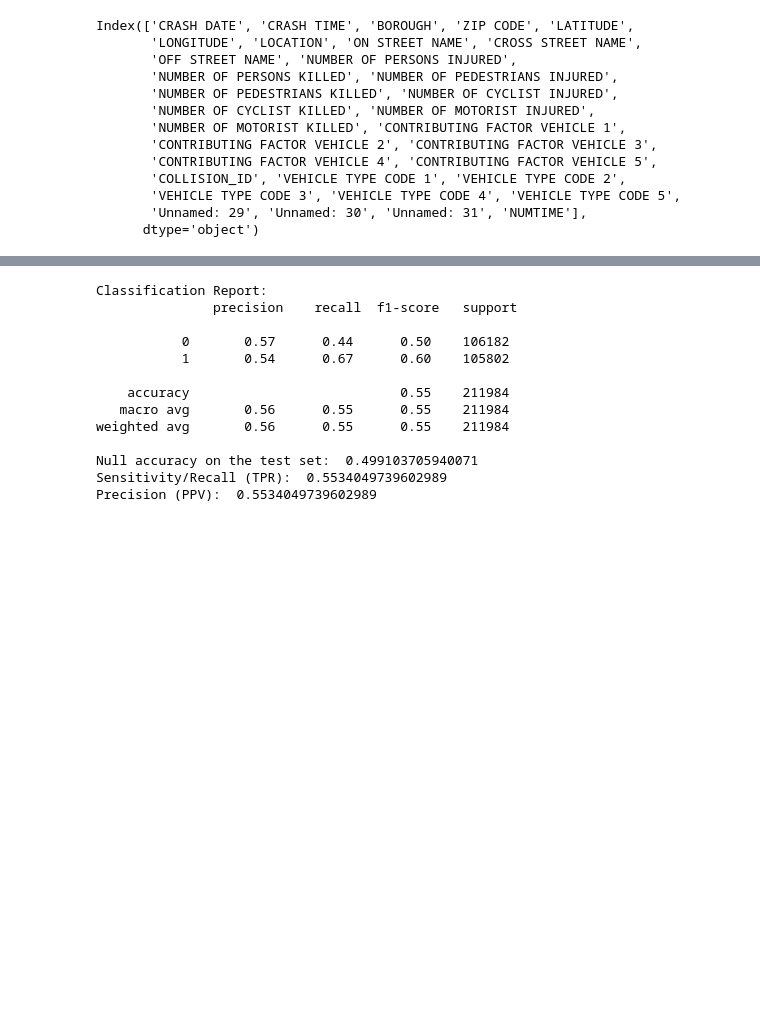
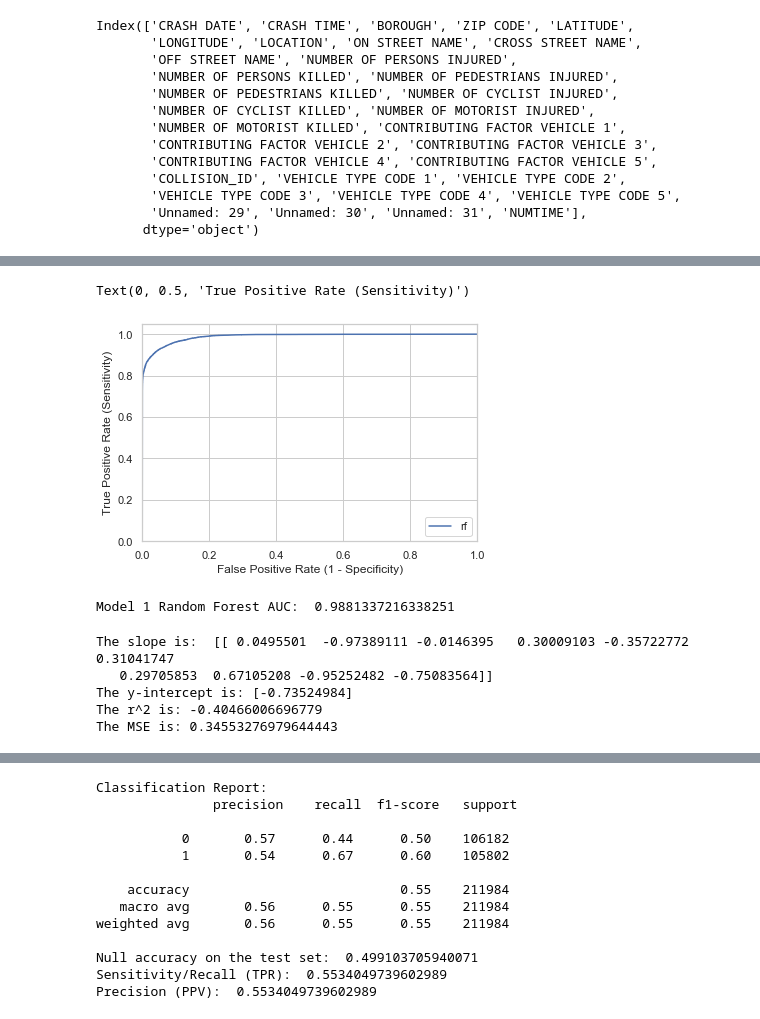
Before and after one commit to MrBLiu/InsightTeam2020, a Jupyter notebook: Ashwin/Submissions.ipynb, the cells around one changed output, grey strips where cells are left out. Cells and saved outputs as stored; diff of their text form; code cells hidden in the pictures; blank space fills up the shorter version.

```diff
--- a/Ashwin/Submissions.ipynb
+++ b/Ashwin/Submissions.ipynb
@@ -87,3 +186,48 @@ Resampled dataset shape Counter({0: 529959, 1: 529959})
+# %%
+X_feat = x_res
+y = y_res
+X_train, X_test, y_train, y_test = train_test_split(X_feat, y, test_size=0.2)
+
+
+t = RandomForestClassifier(criterion='entropy',max_depth=30,min_samples_leaf=10)
+
+t.fit(X_train,y_train)
+y_test_pred = t.predict_proba(X_test)[:,1]
+new = np.concatenate((y_test.values.reshape(-1,1),y_test_pred.reshape(-1,1)),axis=1)
+
+fpr_rf, tpr_rf, thresholds_rf = metrics.roc_curve(y_test, y_test_pred)
+
+sns.mpl.pyplot.plot(fpr_rf, tpr_rf,label="rf")
+sns.mpl.pyplot.xlim([0, 1])
+sns.mpl.pyplot.ylim([0, 1.05])
+sns.mpl.pyplot.legend(loc="lower right")
+sns.mpl.pyplot.xlabel('False Positive Rate (1 - Specificity)')
+sns.mpl.pyplot.ylabel('True Positive Rate (Sensitivity)')
+# %% [output]
+Text(0, 0.5, 'True Positive Rate (Sensitivity)')
+[figure, added]
+# %%
+
+fpr_rf, tpr_rf, thresholds_rf = metrics.roc_curve(y_test, y_test_pred)
+print("Model 1 Random Forest AUC: ",metrics.roc_auc_score(y_test, y_test_pred))
+# %% [output]
+Model 1 Random Forest AUC:  0.9881337216338251
+# %%
+pred=x_res
+resp=y_res
+logreg = LogisticRegression(C=1e9)
+logreg.fit(pred, resp)
+end = logreg.predict(pred)
+print("The slope is: ",logreg.coef_)
+print("The y-intercept is:",logreg.intercept_)
+print("The r^2 is:",metrics.r2_score(resp,end))
+print("The MSE is:",metrics.mean_squared_error(resp, end))
+# %% [output]
+The slope is:  [[ 0.0495501  -0.97389111 -0.0146395   0.30009103 -0.35722772  0.31041747
+   0.29705853  0.67105208 -0.95252482 -0.75083564]]
+The y-intercept is: [-0.73524984]
+The r^2 is: -0.40466006696779
+The MSE is: 0.34553276979644443
 # %%
 X_feat = x_res
 y = y_res
```
Also changed, not shown: parts of 12 cells of this notebook, 1 other file.
